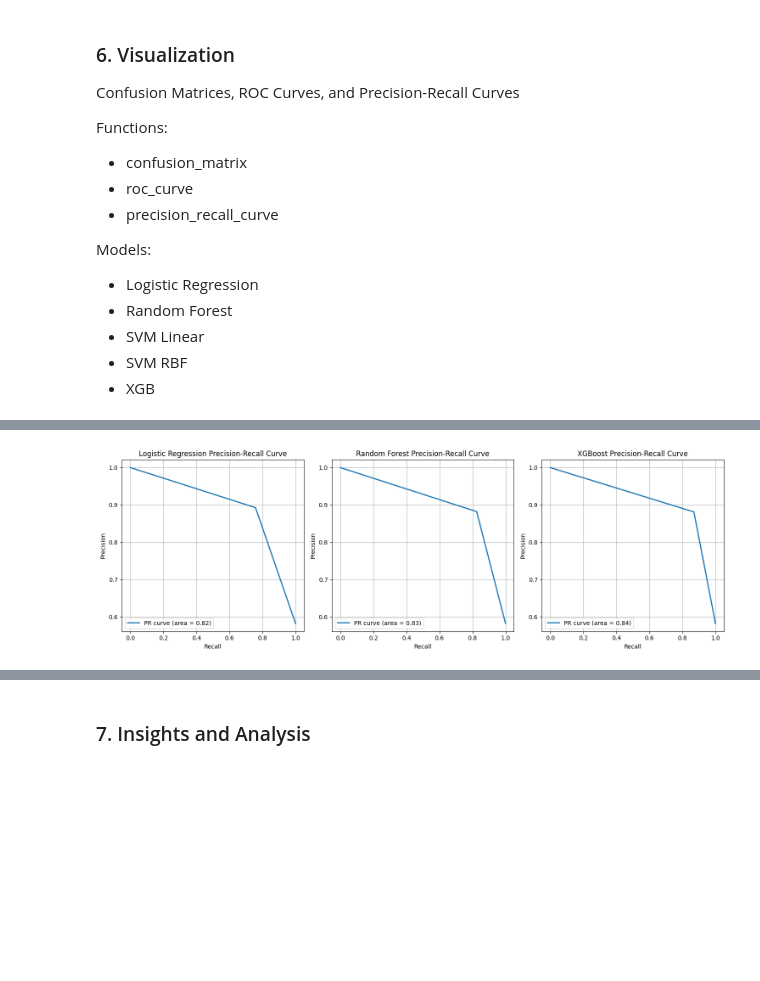
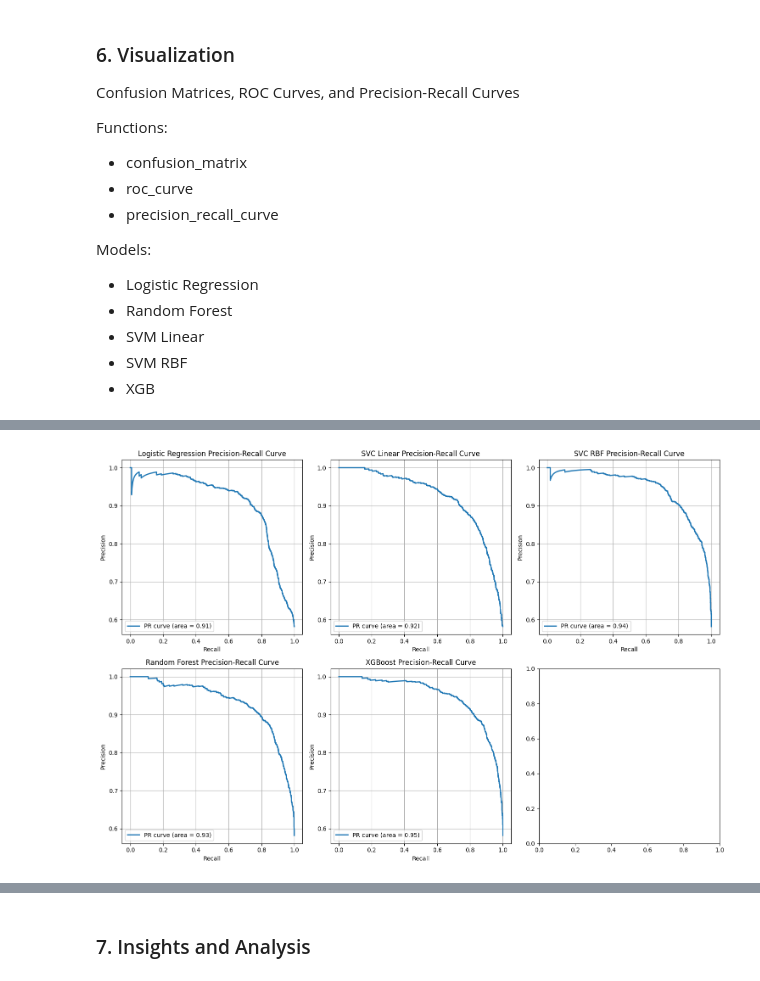
Before and after one commit to Jacob8765/albert_pytorch, a Jupyter notebook: final_project_steam.ipynb, the cells around one changed output, grey strips where cells are left out. Drawn from its saved outputs; the diff is of its cells as text; code cells hidden in the pictures; blank space fills up the shorter version.

```diff
--- a/final_project_steam.ipynb
+++ b/final_project_steam.ipynb
@@ -531,24 +550,25 @@ plot_confusion_matrices(["Logistic Regression", "Random Forest", "XGBoost"], y_v
 # %%
 from sklearn.metrics import precision_recall_curve, average_precision_score
 
-def plot_binary_precision_recall_curve(titles, y_true, y_scores):
+def plot_binary_precision_recall_curve(models, X_val, y_true):
     """
-    Plot PR curve for multiclass classification using a one-vs-all approach.
+    Plot PR curve for binary classification models.
 
     Parameters:
-    - titles: List of titles for each PR curve
+    - models: Dictionary of model names and corresponding models
+    - X_val: Validation data
     - y_true: True labels
-    - y_scores: List of predicted probability scores or one-vs-all scores for each model
     """
 
-    class_names = ['Recommended', 'Not Recommended']
-    nrows = 1
-    ncols = len(titles)
-    fig, axs = plt.subplots(nrows=nrows, ncols=ncols, figsize=(15, 5))
+    num_models = len(models)
+    ncols = 3
+    nrows = (num_models + ncols - 1) // ncols
+    fig, axs = plt.subplots(nrows=nrows, ncols=ncols, figsize=(15, 5 * nrows))
 
-    for i, (title, ax) in enumerate(zip(titles, axs)):
+    for i, (title, ax) in enumerate(zip(models.keys(), axs.flatten())):
         # Ensure y_scores is a NumPy array
-        y_scores_array = np.array(y_scores[i])
+        preds = models[title].predict_proba(X_val)[:, 1]  # Assuming binary classification, adjust accordingly
+        y_scores_array = preds
 
         precision, recall, _ = precision_recall_curve(y_true, y_scores_array)
         average_precision = average_precision_score(y_true, y_scores_array)
@@ -567,4 +585,4 @@ plot_binary_roc_curves
-# %%
-plot_binary_precision_recall_curve(["Logistic Regression", "Random Forest", "XGBoost"], y_val, [y_pred_logistic, y_pred_random_forest, y_pred_xgb])
-# %% [output]
-[figure, removed]
+# %%
+plot_binary_precision_recall_curve(models, X_val, y_val)
+# %% [output]
+[figure, added]
```
Also changed, not shown: parts of 10 cells of this notebook.
